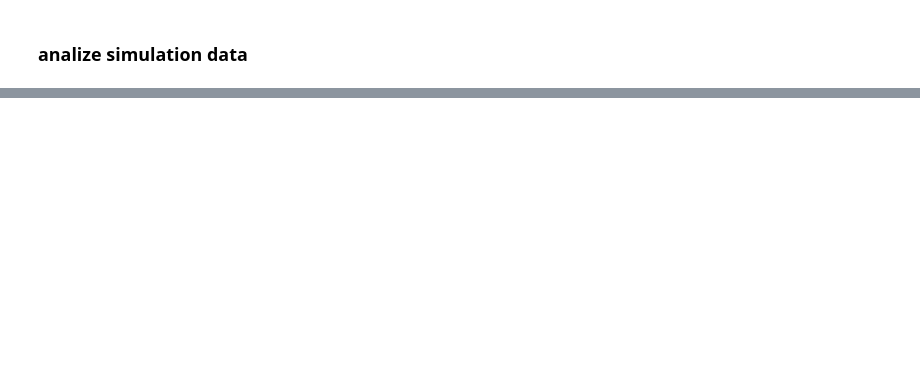
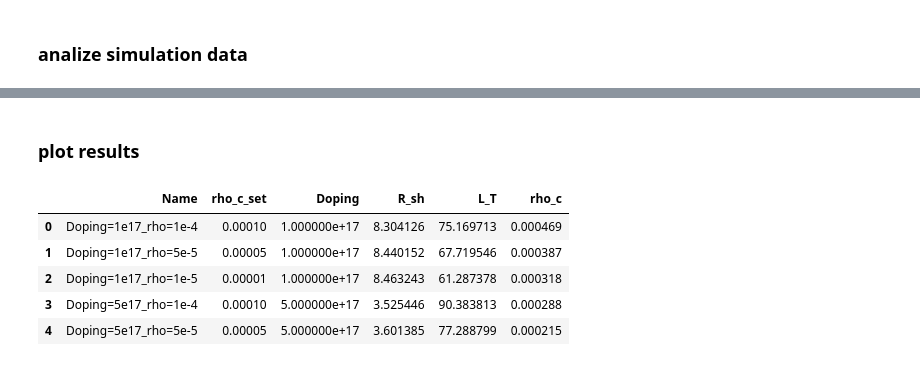
Before and after one commit to XXLutz13/Master_data, a Jupyter notebook: TLM-CTLM/cTLM_simulation_data.ipynb, the cells around one changed output, grey strips where cells are left out. Drawn from its saved outputs; the diff is of its cells as text; code cells hidden in the pictures; blank space fills up the shorter version.

```diff
--- a/TLM-CTLM/cTLM_simulation_data.ipynb
+++ b/TLM-CTLM/cTLM_simulation_data.ipynb
@@ -145,0 +134,34 @@ plt.show()
+# %%
+from readTLMData import TLMREADER
+parent_folder = r"K:\tech_stud\Hager_Lutz\Master\Data\Simulation\IVData_contactlength=150_subthickness=150_VarImplant_Varrho"
+# folder_path = r"K:\tech_stud\Hager_Lutz\Master\Data\Simulation\IVdata_L=150_doping=4e18_thickness=150_rho=1e-5"
+
+results = []
+for folder in os.listdir(parent_folder):
+    folder_path = os.path.join(parent_folder, folder)
+    if os.path.isdir(folder_path):
+        print(f"Processing folder: {folder_path}")
+
+        list_of_measurements = TLMREADER(folder_path).get_simulation_data()
+        list_of_measurements = dict(sorted(list_of_measurements.items()))
+
+        r_inner = 150
+        distances = list(map(int, list_of_measurements.keys()))
+        print(distances)
+
+        R_list = get_R_from_lin_fit(list_of_measurements)
+        plot_IV_curves(list_of_measurements, folder_path)
+        fit_params = plot_ctlm_fit(distances, R_list, r_inner, folder_path)
+        results.append({
+            'Name': folder,
+            'rho_c_set': float(re.search(r'rho=(\d+e[-+]?\d+)', folder).group(1)) if re.search(r'rho=(\d+e[-+]?\d+)', folder) else None,
+            'Doping': float(re.search(r'Doping=(\d+e[-+]?\d+)', folder).group(1)) if re.search(r'Doping=(\d+e[-+]?\d+)', folder) else None,
+            'R_sh': fit_params[0],
+            'L_T': fit_params[1],
+            'rho_c': fit_params[2]
+        })
+
+results_df = pd.DataFrame(results)
+results_df.to_csv(os.path.join(parent_folder, 'ctlm_fit_results.csv'), index=False)
+# %% [markdown]
+### plot results
@@ -145,0 +174,11 @@ plt.show()
+# %%
+results_df.sort_values(by=['Doping', 'rho_c_set'], ascending=[True, False], inplace=True)
+results_df.reset_index(drop=True, inplace=True)
+results_df.head()
+# %% [output]
+|  | Name | rho_c_set | Doping | R_sh | L_T | rho_c |
+| 0 | Doping=1e17_rho=1e-4 | 0.00010 | 1.000000e+17 | 8.304126 | 75.169713 | 0.000469 |
+| 1 | Doping=1e17_rho=5e-5 | 0.00005 | 1.000000e+17 | 8.440152 | 67.719546 | 0.000387 |
+| 2 | Doping=1e17_rho=1e-5 | 0.00001 | 1.000000e+17 | 8.463243 | 61.287378 | 0.000318 |
+| 3 | Doping=5e17_rho=1e-4 | 0.00010 | 5.000000e+17 | 3.525446 | 90.383813 | 0.000288 |
+| 4 | Doping=5e17_rho=5e-5 | 0.00005 | 5.000000e+17 | 3.601385 | 77.288799 | 0.000215 |
```
Also changed, not shown: parts of 8 cells of this notebook.
